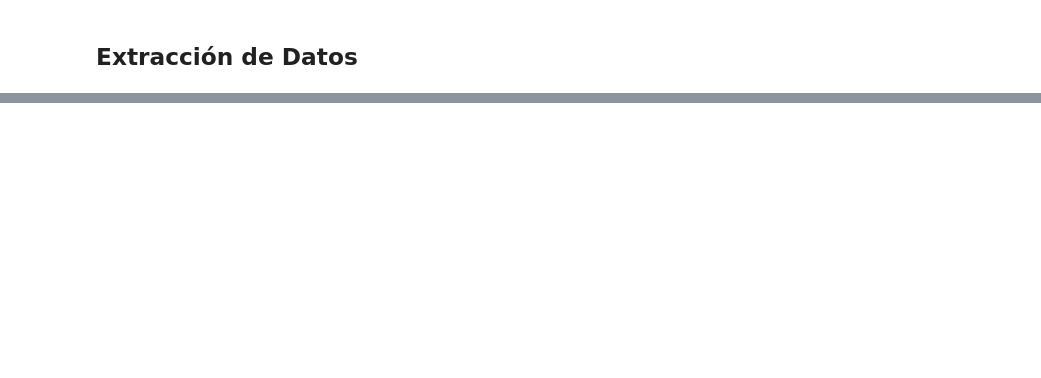
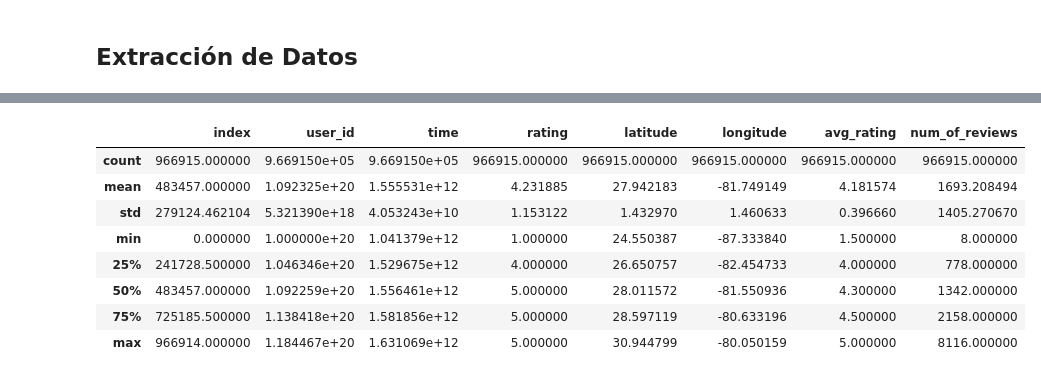
Before and after one commit to nasae-nta/Google-Yelp, a Jupyter notebook: notebooks/ETLs & EDAs/EDA-Florida.ipynb, the cells around one changed output, grey strips where cells are left out. Saved outputs shown, nothing was run; the diff lists cells and outputs as text; code cells hidden in the pictures; blank space fills up the shorter version.

```diff
--- a/notebooks/ETLs & EDAs/EDA-Florida.ipynb
+++ b/notebooks/ETLs & EDAs/EDA-Florida.ipynb
@@ -56,0 +110,13 @@ Todos los archivos Parquet han sido unificados en un único DataFrame con 285000
+# %%
+# comprensión de variables numéricas
+reviews.describe()
+# %% [output]
+|  | index | user_id | time | rating | latitude | longitude | avg_rating | num_of_reviews |
+| count | 966915.000000 | 9.669150e+05 | 9.669150e+05 | 966915.000000 | 966915.000000 | 966915.000000 | 966915.000000 | 966915.000000 |
+| mean | 483457.000000 | 1.092325e+20 | 1.555531e+12 | 4.231885 | 27.942183 | -81.749149 | 4.181574 | 1693.208494 |
+| std | 279124.462104 | 5.321390e+18 | 4.053243e+10 | 1.153122 | 1.432970 | 1.460633 | 0.396660 | 1405.270670 |
+| min | 0.000000 | 1.000000e+20 | 1.041379e+12 | 1.000000 | 24.550387 | -87.333840 | 1.500000 | 8.000000 |
+| 25% | 241728.500000 | 1.046346e+20 | 1.529675e+12 | 4.000000 | 26.650757 | -82.454733 | 4.000000 | 778.000000 |
+| 50% | 483457.000000 | 1.092259e+20 | 1.556461e+12 | 5.000000 | 28.011572 | -81.550936 | 4.300000 | 1342.000000 |
+| 75% | 725185.500000 | 1.138418e+20 | 1.581856e+12 | 5.000000 | 28.597119 | -80.633196 | 4.500000 | 2158.000000 |
+| max | 966914.000000 | 1.184467e+20 | 1.631069e+12 | 5.000000 | 30.944799 | -80.050159 | 5.000000 | 8116.000000 |
```
Also changed, not shown: parts of 17 cells of this notebook, 3 other files.
